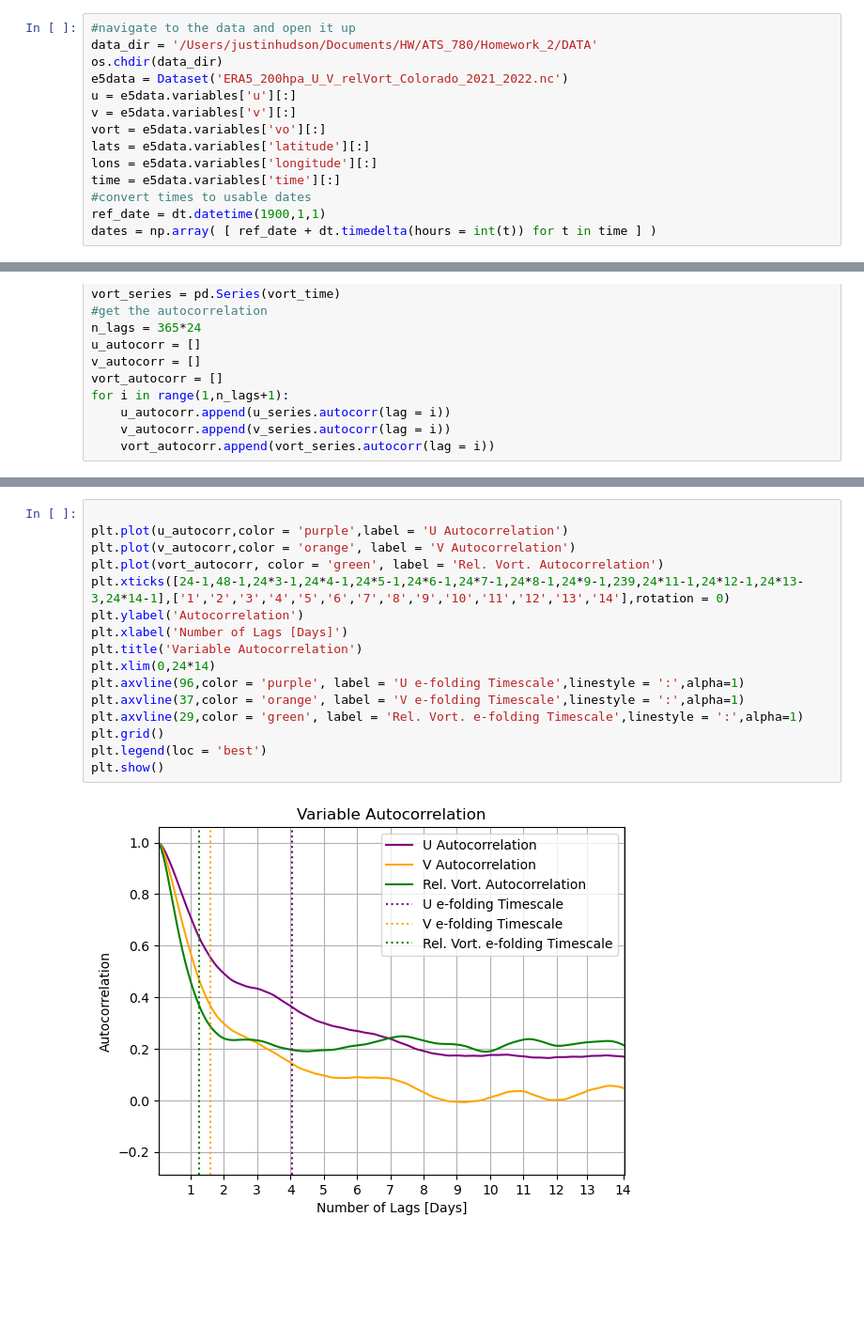
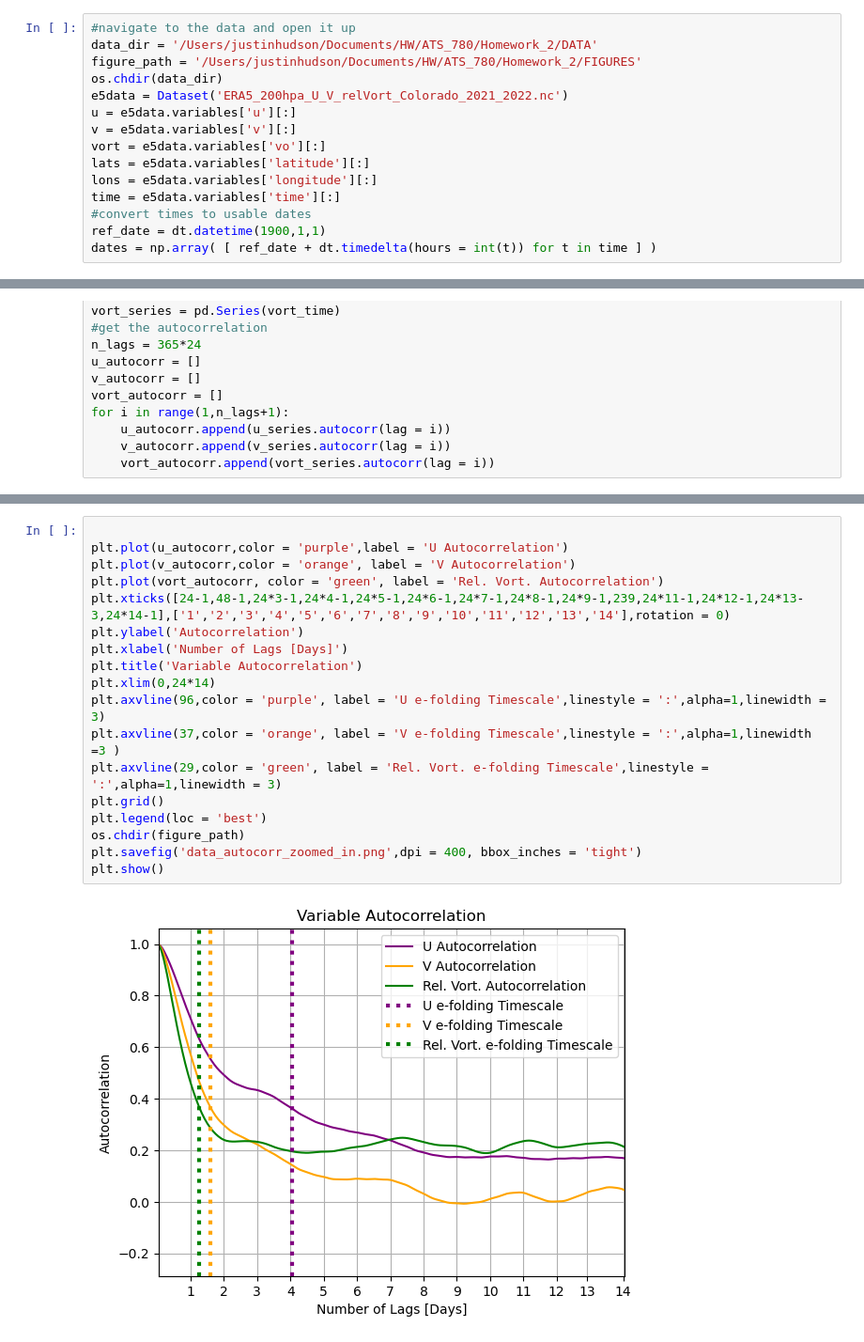
Before and after one commit to JustinRHudson/ATS780_HW2, a Jupyter notebook: CODE/Data_Explorer.ipynb, the cells around one changed output, grey strips where cells are left out. Shown at 94% size. Drawn from its saved outputs; the diff is of its cells as text; blank space fills up the shorter version.

```diff
--- a/CODE/Data_Explorer.ipynb
+++ b/CODE/Data_Explorer.ipynb
@@ -13,6 +13,7 @@ import pandas as pd
 # %%
 #navigate to the data and open it up
 data_dir = '/Users/justinhudson/Documents/HW/ATS_780/Homework_2/DATA'
+figure_path = '/Users/justinhudson/Documents/HW/ATS_780/Homework_2/FIGURES'
 os.chdir(data_dir)
 e5data = Dataset('ERA5_200hpa_U_V_relVort_Colorado_2021_2022.nc')
 u = e5data.variables['u'][:]
@@ -239,18 +236,20 @@ plt.show()
 # %%
 
 plt.plot(u_autocorr,color = 'purple',label = 'U Autocorrelation')
 plt.plot(v_autocorr,color = 'orange', label = 'V Autocorrelation')
 plt.plot(vort_autocorr, color = 'green', label = 'Rel. Vort. Autocorrelation')
 plt.xticks([24-1,48-1,24*3-1,24*4-1,24*5-1,24*6-1,24*7-1,24*8-1,24*9-1,239,24*11-1,24*12-1,24*13-3,24*14-1],['1','2','3','4','5','6','7','8','9','10','11','12','13','14'],rotation = 0)
 plt.ylabel('Autocorrelation')
 plt.xlabel('Number of Lags [Days]')
 plt.title('Variable Autocorrelation')
 plt.xlim(0,24*14)
-plt.axvline(96,color = 'purple', label = 'U e-folding Timescale',linestyle = ':',alpha=1)
-plt.axvline(37,color = 'orange', label = 'V e-folding Timescale',linestyle = ':',alpha=1)
-plt.axvline(29,color = 'green', label = 'Rel. Vort. e-folding Timescale',linestyle = ':',alpha=1)
+plt.axvline(96,color = 'purple', label = 'U e-folding Timescale',linestyle = ':',alpha=1,linewidth = 3)
+plt.axvline(37,color = 'orange', label = 'V e-folding Timescale',linestyle = ':',alpha=1,linewidth =3 )
+plt.axvline(29,color = 'green', label = 'Rel. Vort. e-folding Timescale',linestyle = ':',alpha=1,linewidth = 3)
 plt.grid()
 plt.legend(loc = 'best')
+os.chdir(figure_path)
+plt.savefig('data_autocorr_zoomed_in.png',dpi = 400, bbox_inches = 'tight')
 plt.show()
 # %% [output]
-[figure, old version]
+[figure, new version]
```
Also changed, not shown: parts of 6 cells of this notebook.
